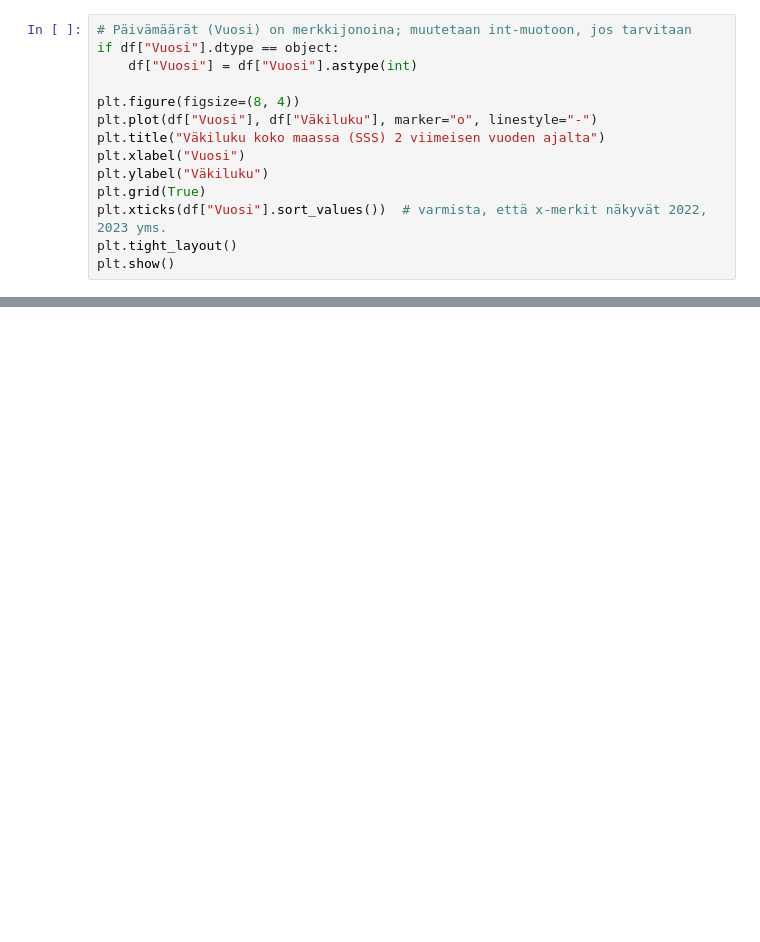
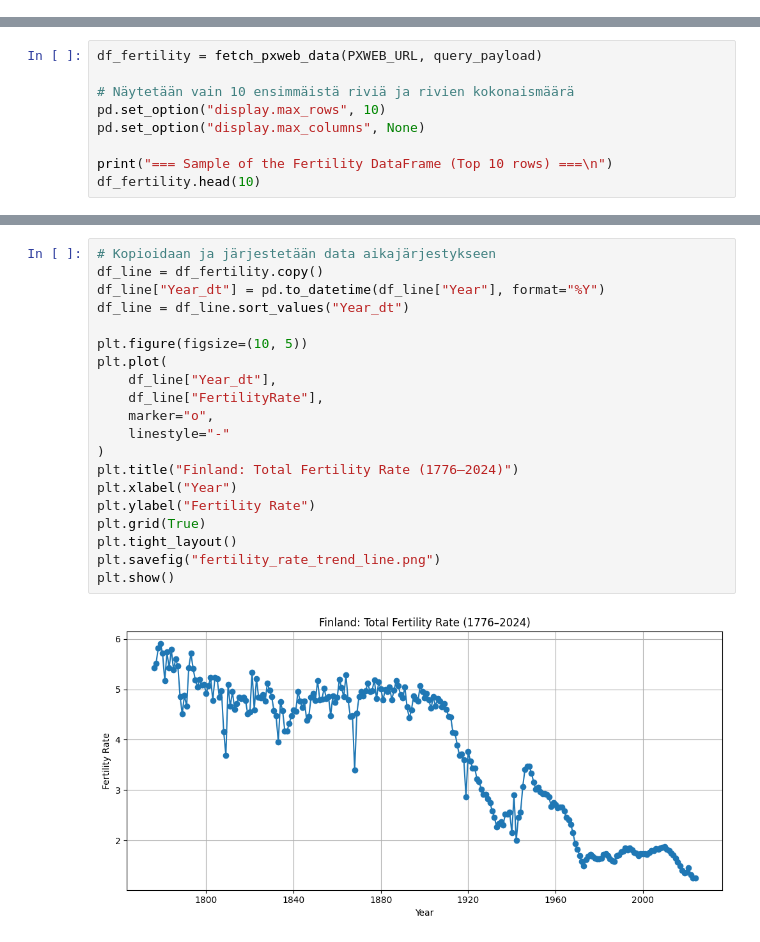
Before and after one commit to Wiiifiii/python-data-analytics, a Jupyter notebook: src/pda/task6.ipynb, the cells around one changed output, grey strips where cells are left out. Saved outputs shown, nothing was run; the diff lists cells and outputs as text; blank space fills up the shorter version.

```diff
--- a/src/pda/task6.ipynb
+++ b/src/pda/task6.ipynb
@@ -255,14 +0,0 @@ Jos haluaisimme useita alueita, pivottaisimme taulukon, mutta nyt emme tarvitse.
-# %%
-# Päivämäärät (Vuosi) on merkkijonoina; muutetaan int‐muotoon, jos tarvitaan
-if df["Vuosi"].dtype == object:
-    df["Vuosi"] = df["Vuosi"].astype(int)
-
-plt.figure(figsize=(8, 4))
-plt.plot(df["Vuosi"], df["Väkiluku"], marker="o", linestyle="-")
-plt.title("Väkiluku koko maassa (SSS) 2 viimeisen vuoden ajalta")
-plt.xlabel("Vuosi")
-plt.ylabel("Väkiluku")
-plt.grid(True)
-plt.xticks(df["Vuosi"].sort_values())  # varmista, että x‐merkit näkyvät 2022, 2023 yms.
-plt.tight_layout()
-plt.show()
@@ -311,0 +144,9 @@ Tässä notebookissa:
+# %%
+df_fertility = fetch_pxweb_data(PXWEB_URL, query_payload)
+
+# Näytetään vain 10 ensimmäistä riviä ja rivien kokonaismäärä
+pd.set_option("display.max_rows", 10)
+pd.set_option("display.max_columns", None)
+
+print("=== Sample of the Fertility DataFrame (Top 10 rows) ===\n")
+df_fertility.head(10)
@@ -311,0 +175,22 @@ Tässä notebookissa:
+# %%
+# Kopioidaan ja järjestetään data aikajärjestykseen
+df_line = df_fertility.copy()
+df_line["Year_dt"] = pd.to_datetime(df_line["Year"], format="%Y")
+df_line = df_line.sort_values("Year_dt")
+
+plt.figure(figsize=(10, 5))
+plt.plot(
+    df_line["Year_dt"],
+    df_line["FertilityRate"],
+    marker="o",
+    linestyle="-"
+)
+plt.title("Finland: Total Fertility Rate (1776–2024)")
+plt.xlabel("Year")
+plt.ylabel("Fertility Rate")
+plt.grid(True)
+plt.tight_layout()
+plt.savefig("fertility_rate_trend_line.png")
+plt.show()
+# %% [output]
+[figure, added]
```
Also changed, not shown: parts of 36 cells of this notebook, 37 other files.
